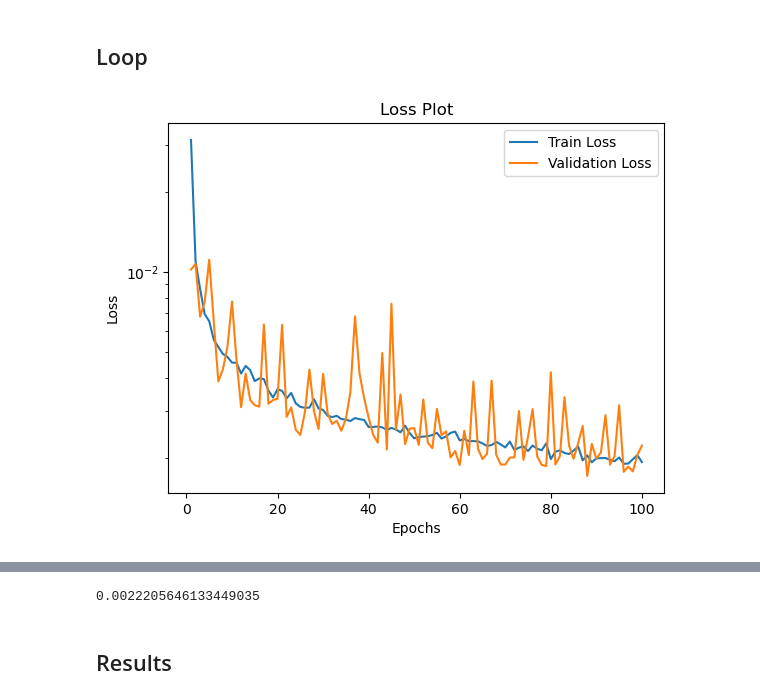
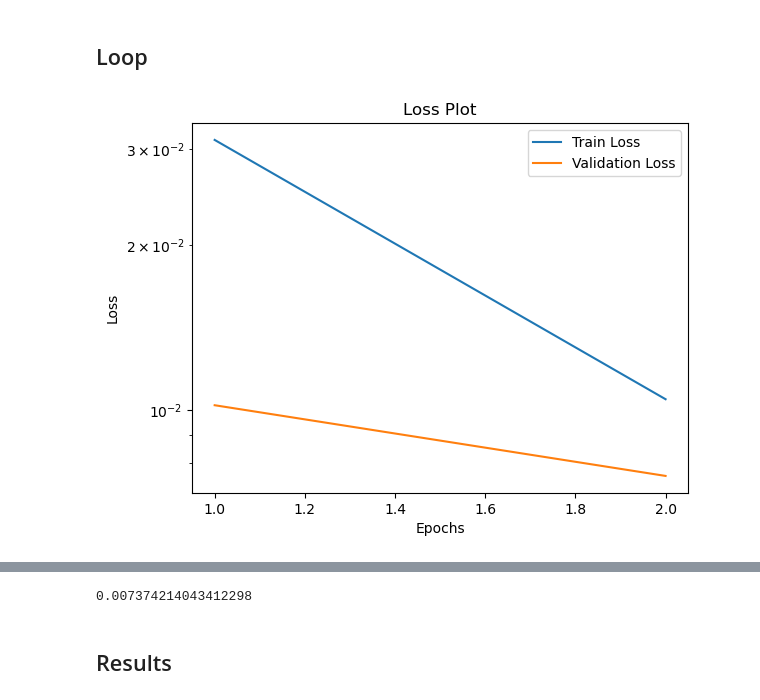
Before and after one commit to jonahmougoue/Quantum-ML-Models, a Jupyter notebook: Part1/predict_energy.ipynb, the cells around one changed output, grey strips where cells are left out. Drawn from its saved outputs; the diff is of its cells as text; code cells hidden in the pictures.

```diff
--- a/Part1/predict_energy.ipynb
+++ b/Part1/predict_energy.ipynb
@@ -158,17 +158,17 @@ def energy_train(model:nn.Module,
 # %%
 from energy_cnn import EnergyCNN
 device = 'cuda' if torch.cuda.is_available() else 'cpu'
 
 model = EnergyCNN(cnn_channels=(64,16,64,16,64,16,64,16),
                   hidden_layers=(128,64,32)
                   ).to(device)
 
 #optimizer = torch.optim.SGD(model.parameters(), lr=0.01)
 optimizer = torch.optim.Adam(model.parameters(),lr=0.001)
 loss_fn = nn.L1Loss()
 
-epochs = 100
+epochs = 2
 energy_train(model,epochs,train_dataloader,validation_dataloader,optimizer,loss_fn,device,verbose=False)
 energy_test(model,test_dataloader,loss_fn,device,validate=False,verbose=False)
 # %% [output]
-[figure, old version]
+[figure, new version]
@@ -176,4 +176,4 @@ Test Loss: 0.0022205646133449035
-0.0022205646133449035
+0.007374214043412298
 # %% [markdown]
 ## Results
 # %%
```
Also changed, not shown: parts of 4 cells of this notebook, 3 other files.
